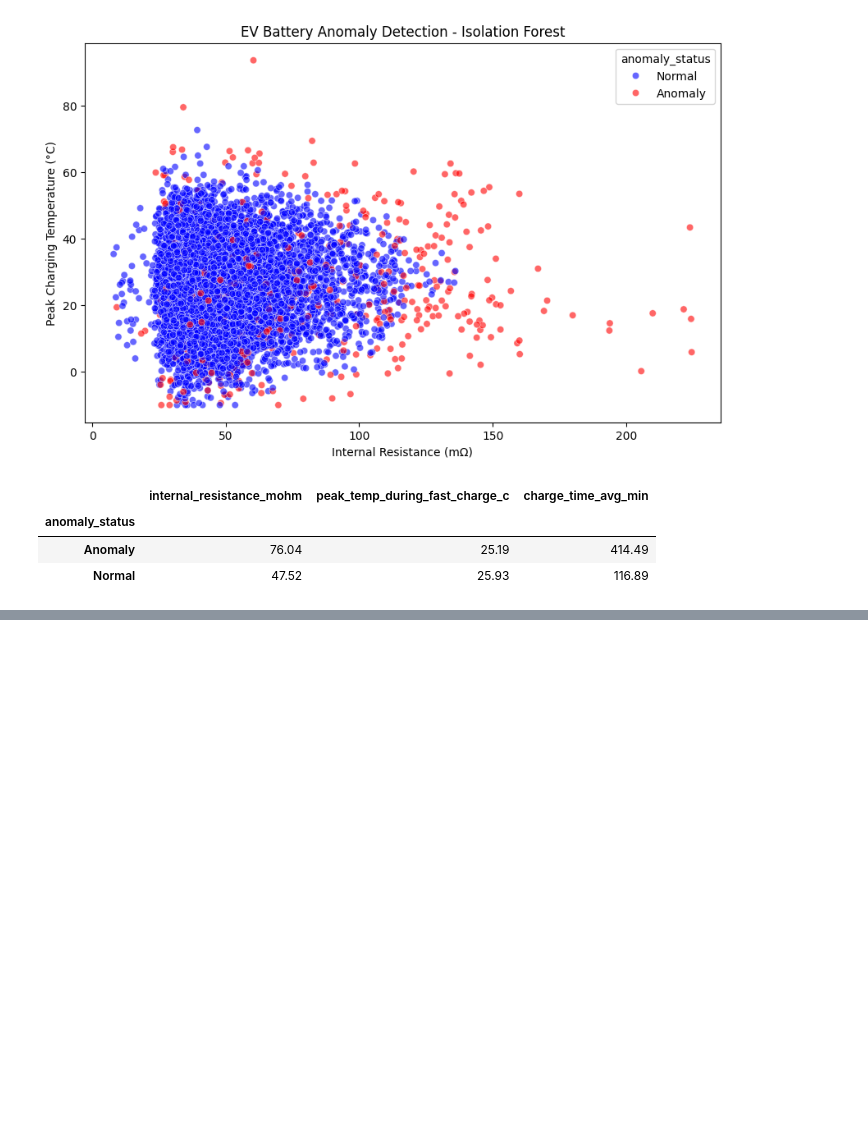
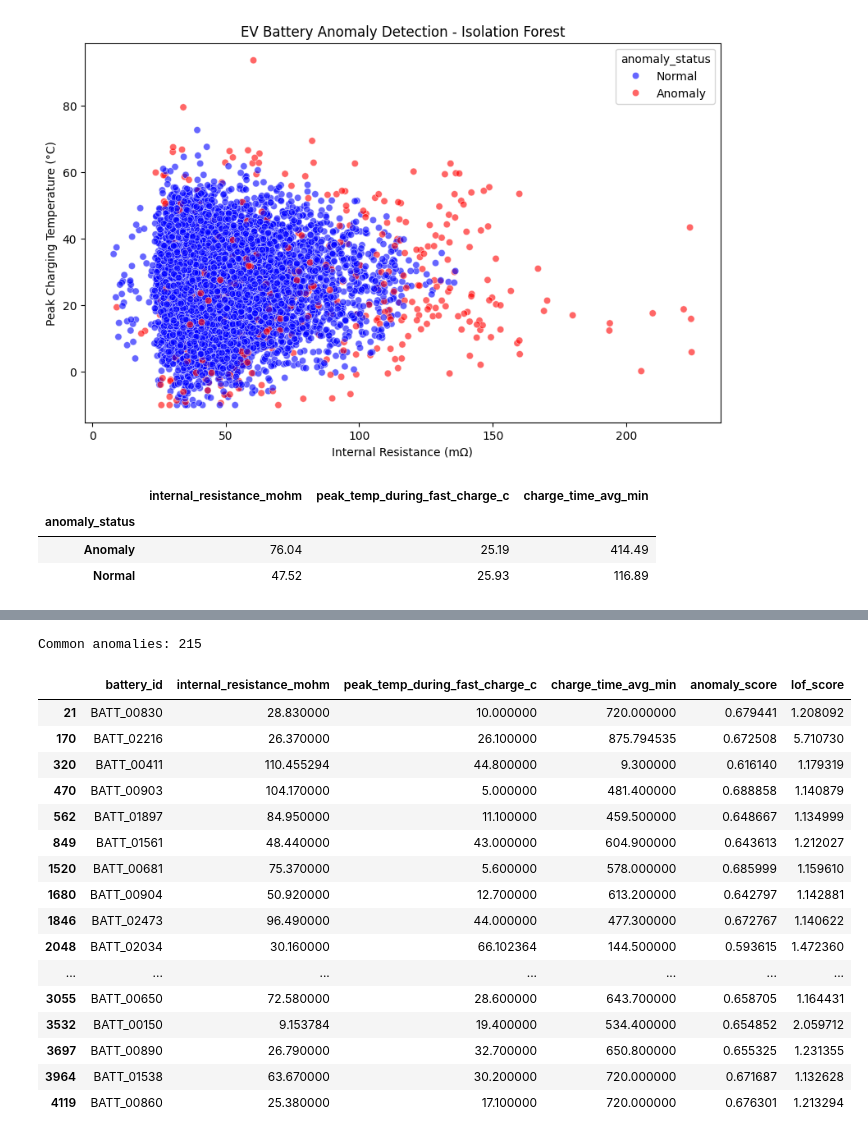
Before and after one commit to pradyumn980/EV-Battery-Anomaly-Detection, a Jupyter notebook: EV_practice.ipynb, the cells around one changed output, grey strips where cells are left out. Saved outputs shown, nothing was run; the diff lists cells and outputs as text; code cells hidden in the pictures; blank space fills up the shorter version.

```diff
--- a/EV_practice.ipynb
+++ b/EV_practice.ipynb
@@ -589,0 +763,39 @@ display(
+# %%
+common_anomalies = test_results[
+    (test_results['anomaly_prediction'] == -1) &
+    (test_results['lof_prediction'] == -1)
+]
+
+print("Common anomalies:", len(common_anomalies))
+
+display(
+    common_anomalies[
+        [
+            'battery_id',
+            'internal_resistance_mohm',
+            'peak_temp_during_fast_charge_c',
+            'charge_time_avg_min',
+            'anomaly_score',
+            'lof_score'
+        ]
+    ].head(20)
+)
+# %% [output]
+Common anomalies: 215
+|  | battery_id | internal_resistance_mohm | peak_temp_during_fast_charge_c | charge_time_avg_min | anomaly_score | lof_score |
+| 21 | BATT_00830 | 28.830000 | 10.000000 | 720.000000 | 0.679441 | 1.208092 |
+| 170 | BATT_02216 | 26.370000 | 26.100000 | 875.794535 | 0.672508 | 5.710730 |
+| 320 | BATT_00411 | 110.455294 | 44.800000 | 9.300000 | 0.616140 | 1.179319 |
+| 470 | BATT_00903 | 104.170000 | 5.000000 | 481.400000 | 0.688858 | 1.140879 |
+| 562 | BATT_01897 | 84.950000 | 11.100000 | 459.500000 | 0.648667 | 1.134999 |
+| 849 | BATT_01561 | 48.440000 | 43.000000 | 604.900000 | 0.643613 | 1.212027 |
+| 1520 | BATT_00681 | 75.370000 | 5.600000 | 578.000000 | 0.685999 | 1.159610 |
+| 1680 | BATT_00904 | 50.920000 | 12.700000 | 613.200000 | 0.642797 | 1.142881 |
+| 1846 | BATT_02473 | 96.490000 | 44.000000 | 477.300000 | 0.672767 | 1.140622 |
+| 2048 | BATT_02034 | 30.160000 | 66.102364 | 144.500000 | 0.593615 | 1.472360 |
+| ... | ... | ... | ... | ... | ... | ... |
+| 3055 | BATT_00650 | 72.580000 | 28.600000 | 643.700000 | 0.658705 | 1.164431 |
+| 3532 | BATT_00150 | 9.153784 | 19.400000 | 534.400000 | 0.654852 | 2.059712 |
+| 3697 | BATT_00890 | 26.790000 | 32.700000 | 650.800000 | 0.655325 | 1.231355 |
+| 3964 | BATT_01538 | 63.670000 | 30.200000 | 720.000000 | 0.671687 | 1.132628 |
+| 4119 | BATT_00860 | 25.380000 | 17.100000 | 720.000000 | 0.676301 | 1.213294 |
```
Also changed, not shown: parts of 14 cells of this notebook.
